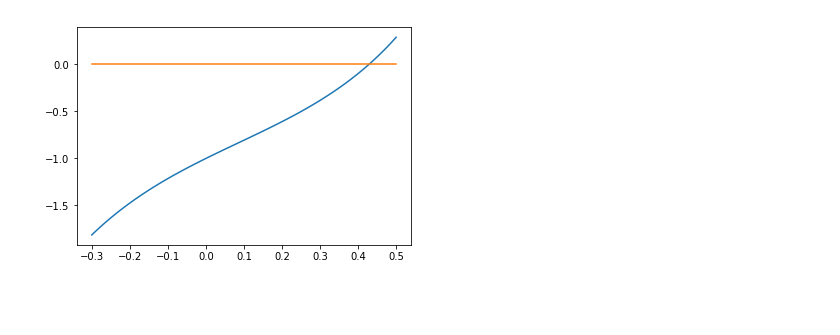
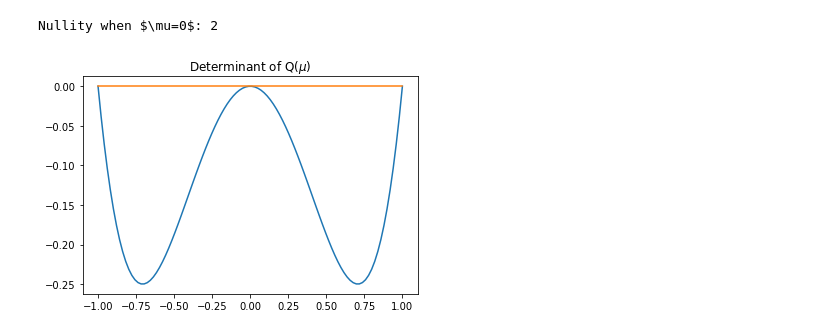
Before and after one commit to cglover13/research, a Jupyter notebook: Kempton/nullspace.ipynb, the cells around one changed output. Drawn from its saved outputs; the diff is of its cells as text; code cells hidden in the pictures; blank space fills up the shorter version.

```diff
--- a/Kempton/nullspace.ipynb
+++ b/Kempton/nullspace.ipynb
@@ -6,2 +8,2 @@ import matplotlib.pyplot as plt
-# %%
-f = lambda x: (x**7 + 3*x**5 - x**4 +4*x**3 - x**2 + 2*x - 1)
+# %%
+mu = sy.Symbol('mu')
@@ -8,7 +20,14 @@ f = lambda x: (x**7 + 3*x**5 - x**4 +4*x**3 - x**2 + 2*x - 1)
+# %%
+Q1 = lambda mu: np.array([[mu**2,-mu],[-mu,mu**2]])
+det1 = lambda mu: mu**2*(mu**2-1)
 # %%
-x = np.linspace(-.3,.5,100)
-plt.plot(x,f(x))
+# Find nullity
+print(f'Nullity when $\mu=0$: {Q1(0).shape[1] - Matrix(Q1(0)).rank()}')
+x = np.linspace(-1,1,100)
+plt.plot(x,det1(x))
 plt.plot(x,[0 for _ in range(100)])
+plt.title('Determinant of Q($\mu$)')
 plt.show()
 # %% [output]
+Nullity when $\mu=0$: 2
-[figure, old version]
+[figure, new version]
```
Also changed, not shown: parts of 19 cells of this notebook.
